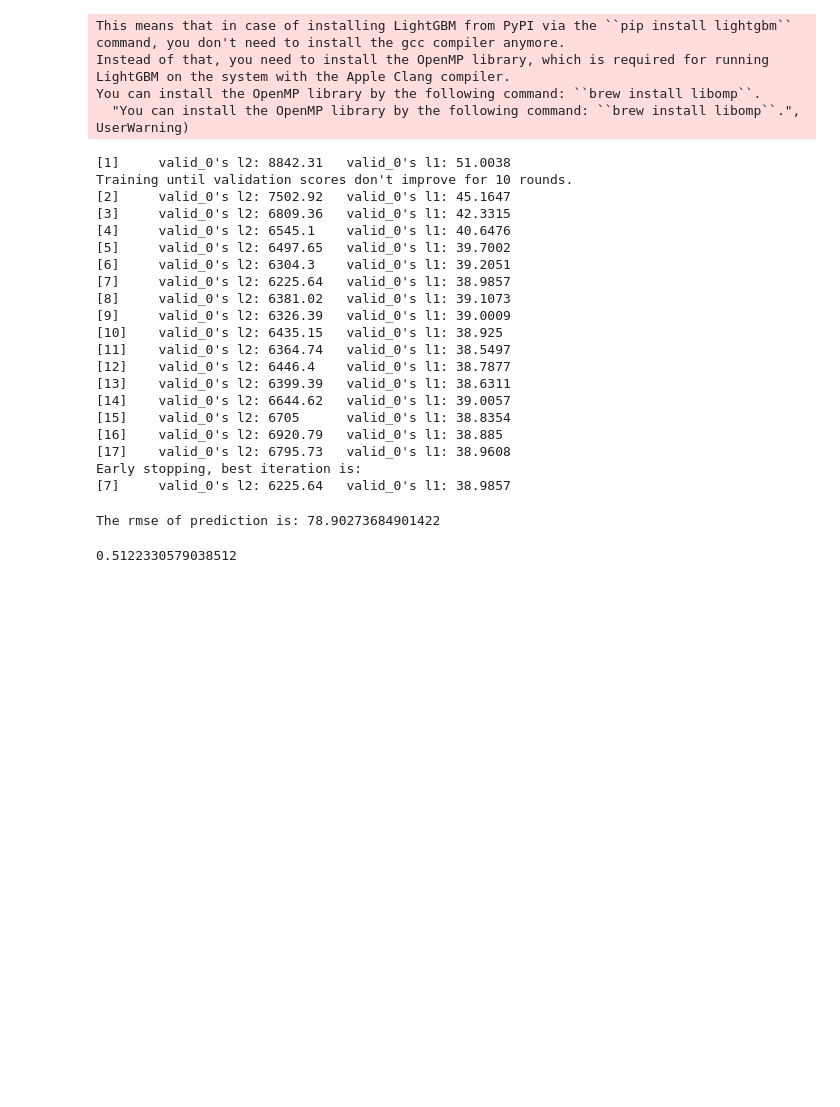
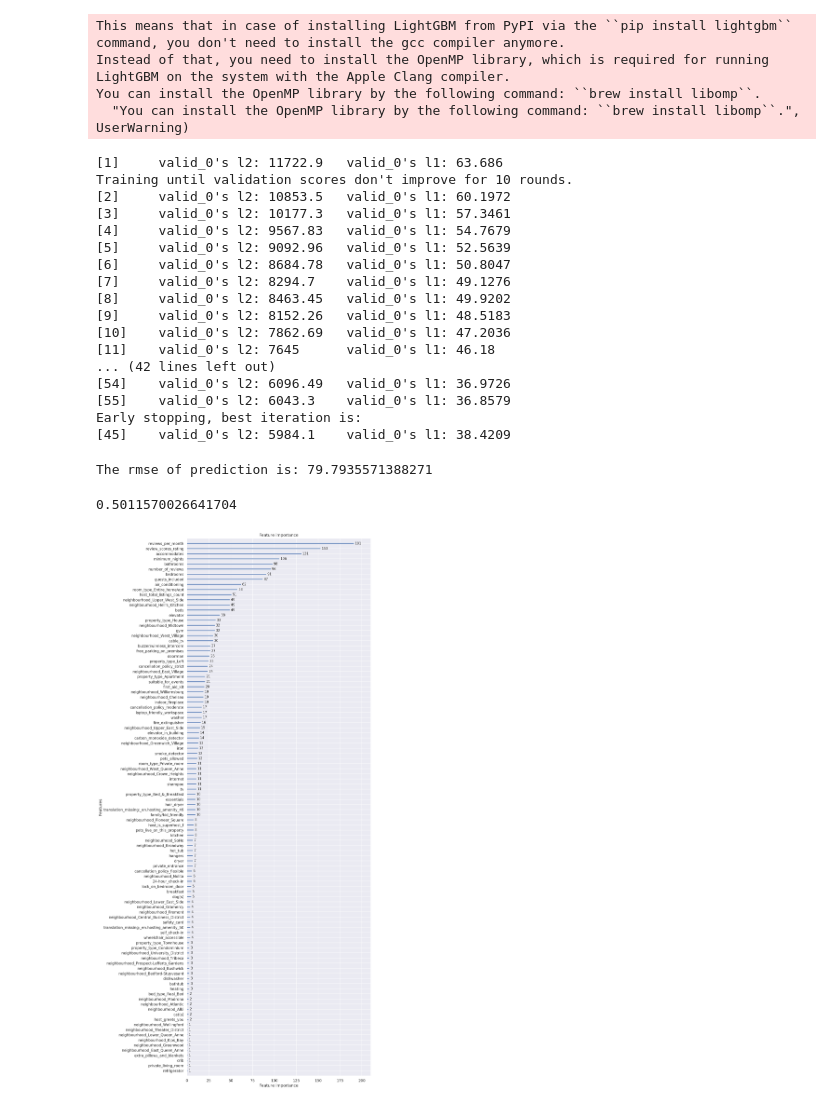
Before and after one commit to Lukas-Justen/Airbnb-Price-Evaluator, a Jupyter notebook: exploratory_data_analysis.ipynb, the cells around one changed output. Cells and saved outputs as stored; diff of their text form; code cells hidden in the pictures; blank space fills up the shorter version.

Commit message:
visualize feature importance ranking through LightGBM

```diff
--- a/exploratory_data_analysis.ipynb
+++ b/exploratory_data_analysis.ipynb
@@ -234,7 +239,0 @@ print('test R^2 score:    ', rf_trial.score(X_test, y_test))
-# %%
-%%time
-# some regularization
-rf_trial = RandomForestRegressor(n_estimators=300, criterion='mae',
-                                  max_features=80, max_depth=None,
-                                  n_jobs=-1, oob_score=True)
-rf_trial.fit(X_train, y_train)
@@ -277,10 +275,10 @@ lgb_eval = lgb.Dataset(X_test, y_test, reference=lgb_train)
 params = {
     'boosting_type': 'dart',
     'objective': 'regression',
+    'num_iterations': 200,
     'metric': {'l2', 'l1'},
     'num_leaves': 50,
     'learning_rate': 0.1,
-    'n_estimators': 300,
     'verbose': 0
 }
 # %%
@@ -290,35 +288,40 @@ gbm = lgb.train(params,
                 valid_sets=lgb_eval,
                 early_stopping_rounds=10)
 # %% [output]
-[1]     valid_0's l2: 8842.31   valid_0's l1: 51.0038
+[1]     valid_0's l2: 11722.9   valid_0's l1: 63.686
 Training until validation scores don't improve for 10 rounds.
-[2]     valid_0's l2: 7502.92   valid_0's l1: 45.1647
-[3]     valid_0's l2: 6809.36   valid_0's l1: 42.3315
-[4]     valid_0's l2: 6545.1    valid_0's l1: 40.6476
-[5]     valid_0's l2: 6497.65   valid_0's l1: 39.7002
-[6]     valid_0's l2: 6304.3    valid_0's l1: 39.2051
-[7]     valid_0's l2: 6225.64   valid_0's l1: 38.9857
-[8]     valid_0's l2: 6381.02   valid_0's l1: 39.1073
-[9]     valid_0's l2: 6326.39   valid_0's l1: 39.0009
-[10]    valid_0's l2: 6435.15   valid_0's l1: 38.925
-[11]    valid_0's l2: 6364.74   valid_0's l1: 38.5497
-[12]    valid_0's l2: 6446.4    valid_0's l1: 38.7877
-[13]    valid_0's l2: 6399.39   valid_0's l1: 38.6311
-[14]    valid_0's l2: 6644.62   valid_0's l1: 39.0057
-[15]    valid_0's l2: 6705      valid_0's l1: 38.8354
-[16]    valid_0's l2: 6920.79   valid_0's l1: 38.885
-[17]    valid_0's l2: 6795.73   valid_0's l1: 38.9608
+[2]     valid_0's l2: 10853.5   valid_0's l1: 60.1972
+[3]     valid_0's l2: 10177.3   valid_0's l1: 57.3461
+[4]     valid_0's l2: 9567.83   valid_0's l1: 54.7679
+[5]     valid_0's l2: 9092.96   valid_0's l1: 52.5639
+[6]     valid_0's l2: 8684.78   valid_0's l1: 50.8047
+[7]     valid_0's l2: 8294.7    valid_0's l1: 49.1276
+[8]     valid_0's l2: 8463.45   valid_0's l1: 49.9202
+[9]     valid_0's l2: 8152.26   valid_0's l1: 48.5183
+[10]    valid_0's l2: 7862.69   valid_0's l1: 47.2036
+[11]    valid_0's l2: 7645      valid_0's l1: 46.18
+... (42 lines left out)
+[54]    valid_0's l2: 6096.49   valid_0's l1: 36.9726
+[55]    valid_0's l2: 6043.3    valid_0's l1: 36.8579
 Early stopping, best iteration is:
-[7]     valid_0's l2: 6225.64   valid_0's l1: 38.9857
+[45]    valid_0's l2: 5984.1    valid_0's l1: 38.4209
 # %%
 y_pred = gbm.predict(X_test, num_iteration=gbm.best_iteration)
 # %%
 from sklearn.metrics import mean_squared_error
 print('The rmse of prediction is:', mean_squared_error(y_test, y_pred) ** 0.5)
 # %% [output]
-The rmse of prediction is: 78.90273684901422
+The rmse of prediction is: 79.7935571388271
 # %%
 from sklearn.metrics import r2_score
 r2_score(y_test, y_pred)
 # %% [output]
-0.5122330579038512
+0.5011570026641704
+# %%
+%matplotlib inline
+
+fig, ax = plt.subplots(1,1,figsize=(10,30), dpi=150)
+lgb.plot_importance(gbm, ax=ax)
+fig.savefig('feature_importance.png')
+# %% [output]
+[figure, added]
```
Also changed, not shown: parts of 4 cells of this notebook.
